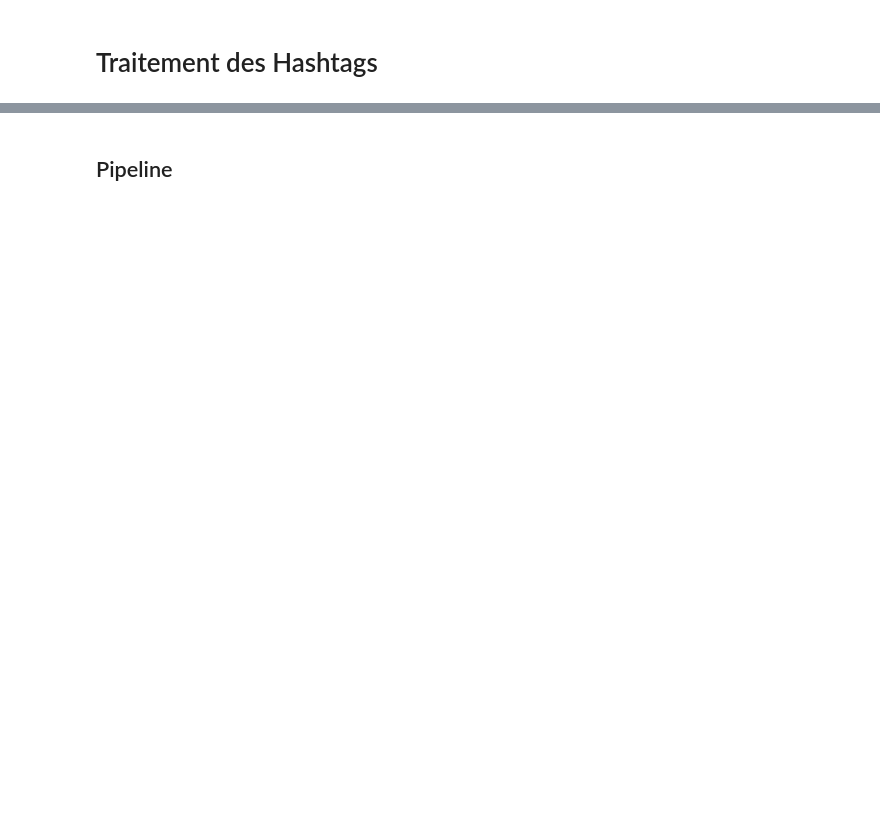
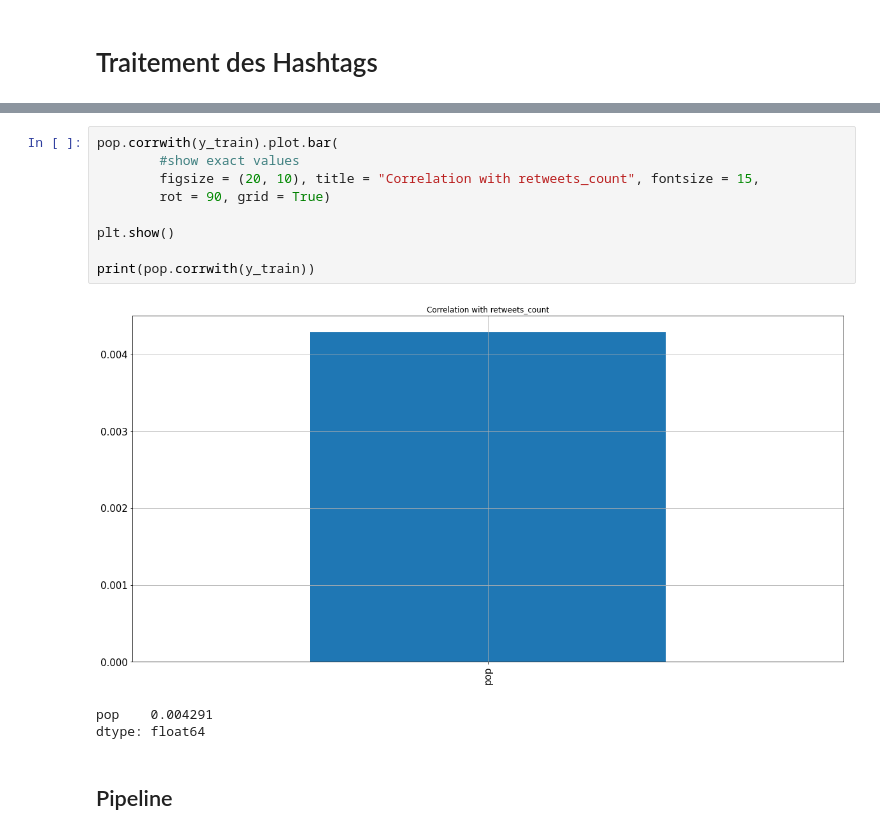
Before and after one commit to antoinegleisberg/INF554_kaggle, a Jupyter notebook: NLP.ipynb, the cells around one changed output, grey strips where cells are left out. Cells and saved outputs as stored; diff of their text form; blank space fills up the shorter version.

```diff
--- a/NLP.ipynb
+++ b/NLP.ipynb
@@ -445,2 +536,15 @@ X_test_tfidf2_pca = pd.DataFrame(X_test_tfidf2_pca)
+# %%
+pop.corrwith(y_train).plot.bar(
+        #show exact values
+        figsize = (20, 10), title = "Correlation with retweets_count", fontsize = 15,
+        rot = 90, grid = True)
+
+plt.show()
+
+print(pop.corrwith(y_train))
+# %% [output]
+[figure, added]
+pop    0.004291
+dtype: float64
 # %% [markdown]
 ## Pipeline
```
Also changed, not shown: parts of 19 cells of this notebook.
